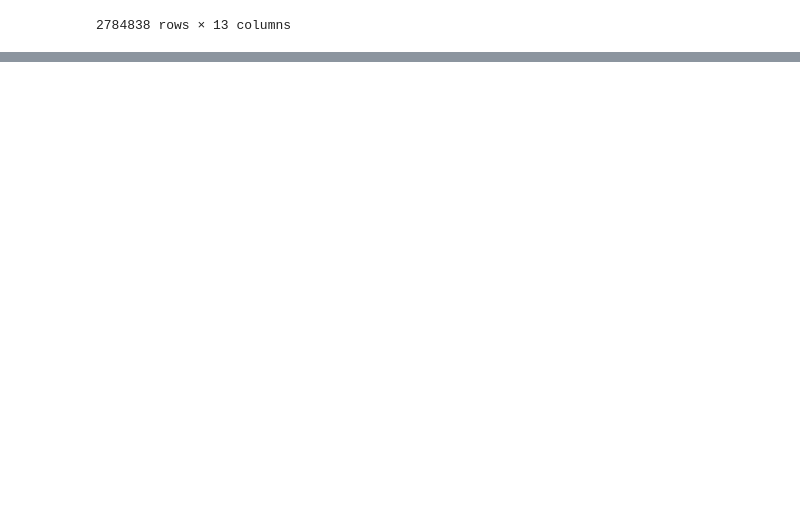
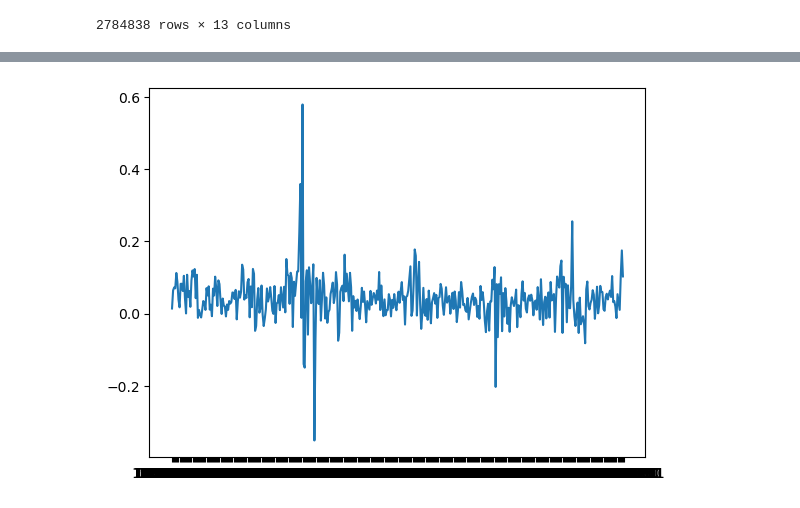
Before and after one commit to yuxinl915/10701_proj_macro_var_selection, a Jupyter notebook: FamaFrenchBaseline.ipynb, the cells around one changed output, grey strips where cells are left out. Saved outputs shown, nothing was run; the diff lists cells and outputs as text; code cells hidden in the pictures; blank space fills up the shorter version.

```diff
--- a/FamaFrenchBaseline.ipynb
+++ b/FamaFrenchBaseline.ipynb
@@ -236,0 +226,20 @@ data_full.sort_values('ret_exc_lead1m',ascending=False)
+# %%
+## Now we see if differences when conditioning on macro variables has some economic meaning
+
+data_full['baseline_y_hat'] = baseline_model.predict(exog = data_full)
+data_full['baseline_macro_y_hat'] = baseline_macro.predict(exog = data_full)
+data_full['y_hat_diff'] = data_full['baseline_macro_y_hat'] - data_full['baseline_y_hat']
+
+## Take difference in expected return when conditioning on macro variable or not,
+# buy the ones with the largest increase, sell the ones with the largest decrease
+# and see if the resulting portfolio explains the cross-section of returns
+# a future version of this should do this at each point in time to avoid lookahead bias but for now let's just try this...
+
+data_full["decile"] = data_full.groupby("eom")["y_hat_diff"].transform(
+    lambda x: pd.qcut(x, 10, labels=False, duplicates="drop")
+)
+
+# Flag top and bottom decile
+data_full["bot_decile"] = data_full["decile"] == 0
+data_full["top_decile"] = data_full["decile"] == 9
+data_full
@@ -236,0 +260,10 @@ data_full.sort_values('ret_exc_lead1m',ascending=False)
+# %%
+##
+top_dec_ret = data_full[data_full['top_decile']].groupby('eom',as_index=False)['ret_exc'].mean()
+bot_dec_ret = data_full[data_full['bot_decile']].groupby('eom',as_index=False)['ret_exc'].mean()
+combined = top_dec_ret.merge(bot_dec_ret, on='eom')
+combined['macro_condition_factor'] = combined['ret_exc_x'] - combined['ret_exc_y']
+combined
+
+plt.plot(combined['eom'], combined['macro_condition_factor'])
+plt.show()
@@ -236,0 +301,7 @@ data_full.sort_values('ret_exc_lead1m',ascending=False)
+# %%
+combined = combined[combined['eom'] != '2015-02-28']
+
+plt.plot(combined['eom'], combined['macro_condition_factor'])
+plt.show()
+# %% [output]
+[figure, added]
```
Also changed, not shown: parts of 23 cells of this notebook, 2 other files.
